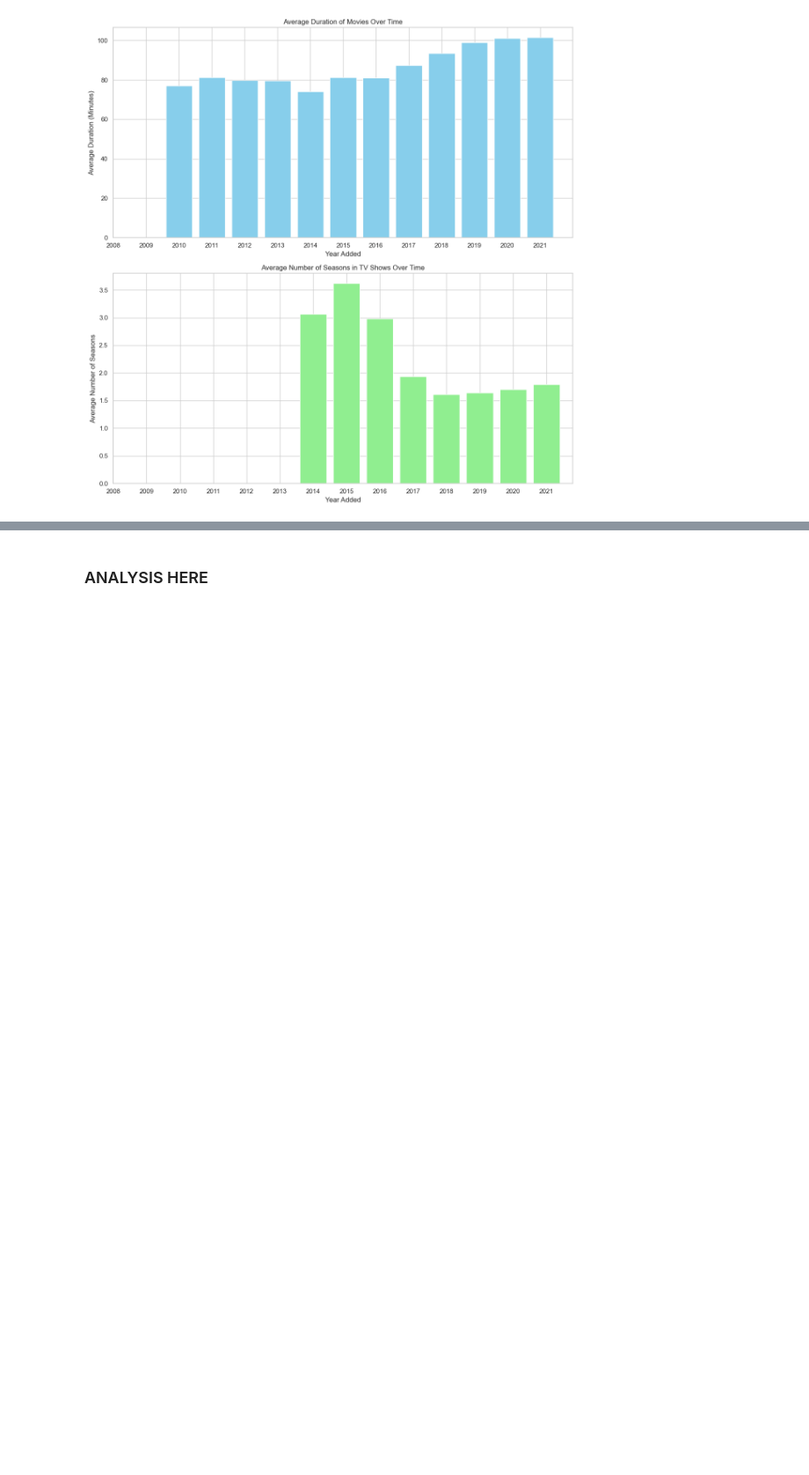
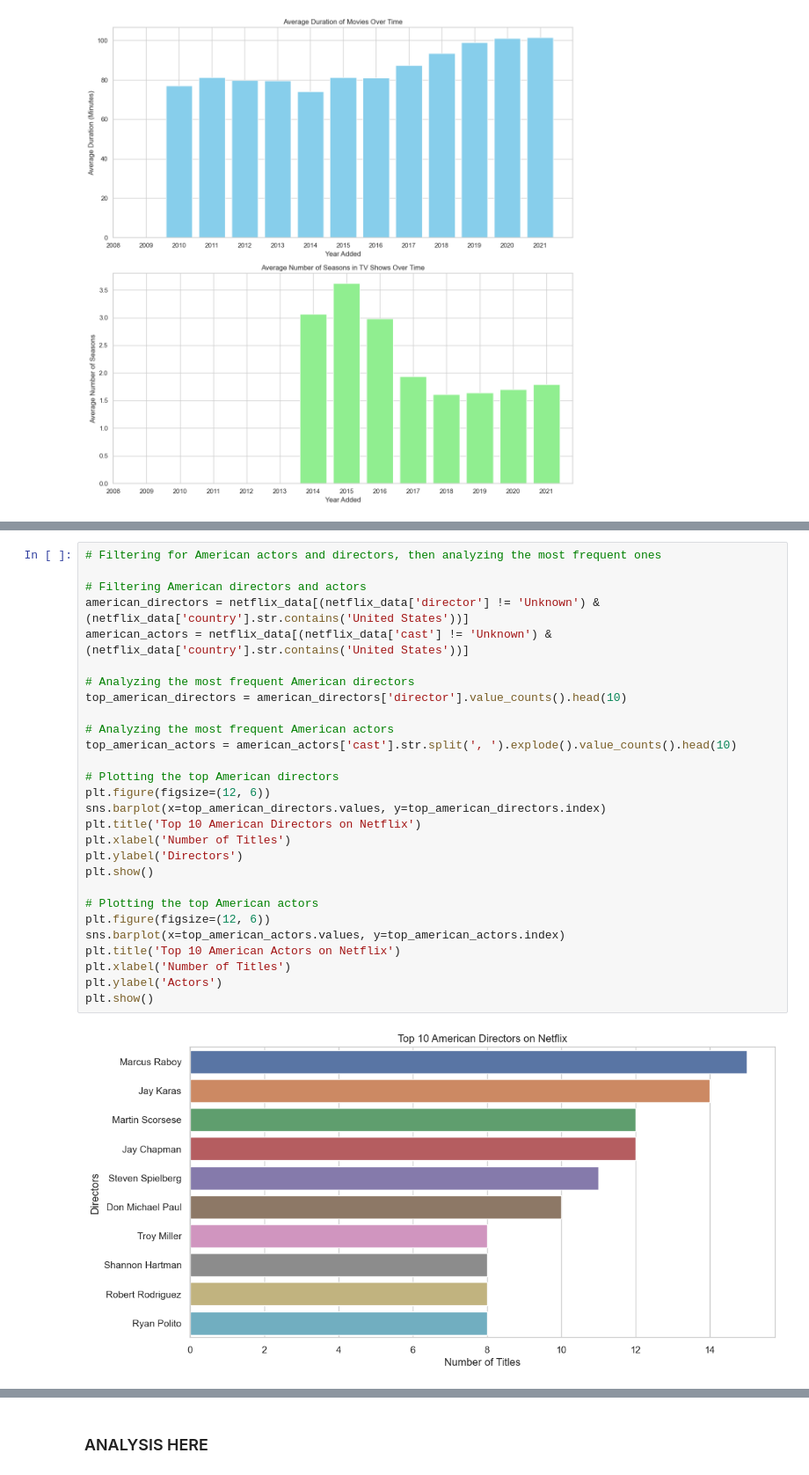
Before and after one commit to CSHieuV/MetaDataAnalysisCompetition, a Jupyter notebook: MetaAnalysis.ipynb, the cells around one changed output, grey strips where cells are left out. Shown at 88% size. Cells and saved outputs as stored; diff of their text form; blank space fills up the shorter version.

```diff
--- a/MetaAnalysis.ipynb
+++ b/MetaAnalysis.ipynb
@@ -520,0 +543,30 @@ plt.show()
+# %%
+# Filtering for American actors and directors, then analyzing the most frequent ones
+
+# Filtering American directors and actors
+american_directors = netflix_data[(netflix_data['director'] != 'Unknown') & (netflix_data['country'].str.contains('United States'))]
+american_actors = netflix_data[(netflix_data['cast'] != 'Unknown') & (netflix_data['country'].str.contains('United States'))]
+
+# Analyzing the most frequent American directors
+top_american_directors = american_directors['director'].value_counts().head(10)
+
+# Analyzing the most frequent American actors
+top_american_actors = american_actors['cast'].str.split(', ').explode().value_counts().head(10)
+
+# Plotting the top American directors
+plt.figure(figsize=(12, 6))
+sns.barplot(x=top_american_directors.values, y=top_american_directors.index)
+plt.title('Top 10 American Directors on Netflix')
+plt.xlabel('Number of Titles')
+plt.ylabel('Directors')
+plt.show()
+
+# Plotting the top American actors
+plt.figure(figsize=(12, 6))
+sns.barplot(x=top_american_actors.values, y=top_american_actors.index)
+plt.title('Top 10 American Actors on Netflix')
+plt.xlabel('Number of Titles')
+plt.ylabel('Actors')
+plt.show()
+# %% [output]
+[figure, added]
```
Also changed, not shown: parts of 8 cells of this notebook.
